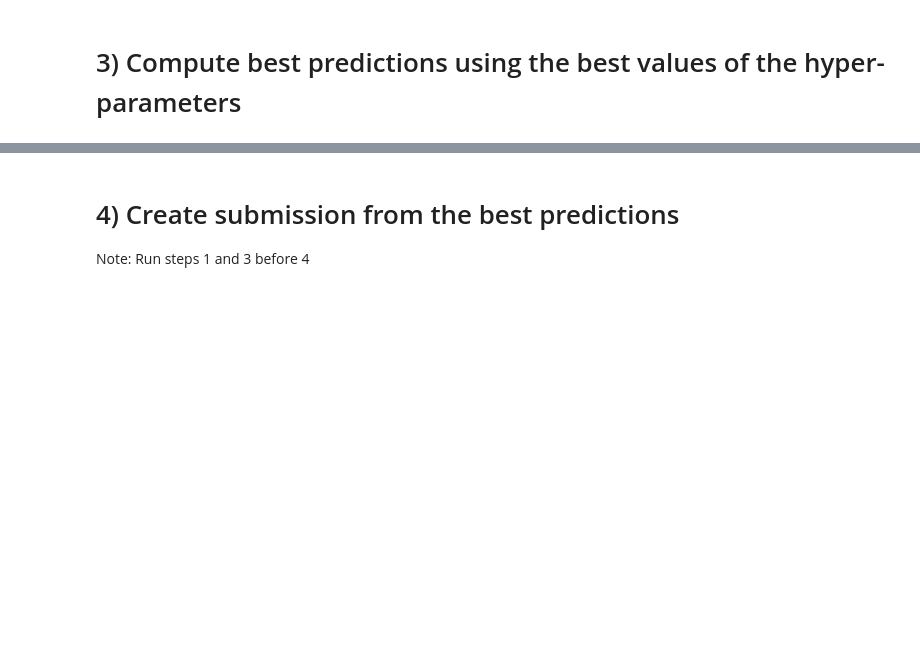
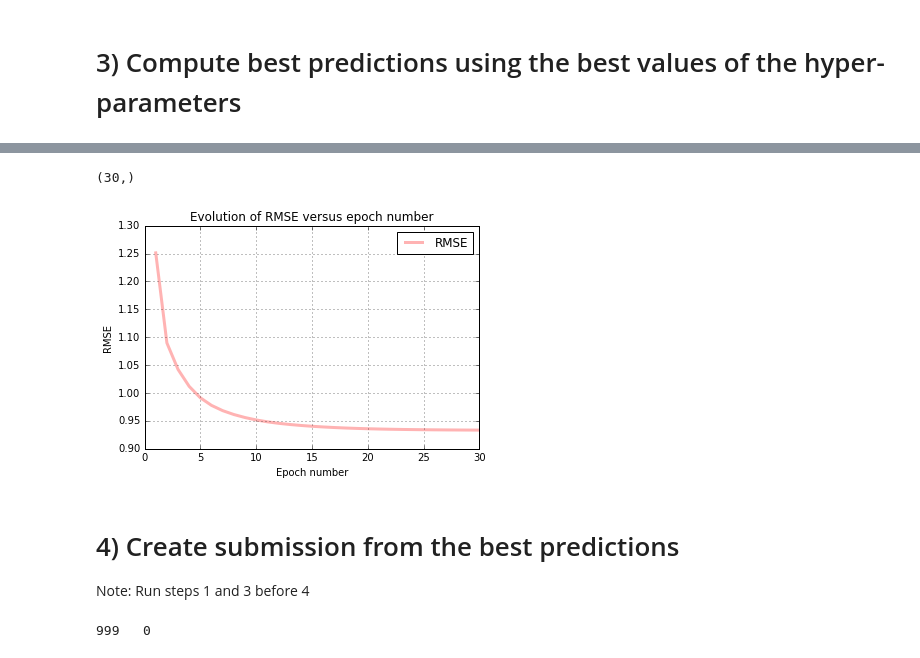
Before and after one commit to michaelheiniger/pcml-project2, a Jupyter notebook: python/MF_SGD.ipynb, the cells around one changed output, grey strips where cells are left out. Drawn from its saved outputs; the diff is of its cells as text; code cells hidden in the pictures; blank space fills up the shorter version.

Commit message:
Correct plots and notebook

```diff
--- a/python/MF_SGD.ipynb
+++ b/python/MF_SGD.ipynb
@@ -206,11 +179,9 @@ data = ratings
 
 # Parameters
 gamma = 0.01
-num_features = 20
-lambda_user = 0.1
-lambda_item = 0.7
-num_epochs = 2
+num_features = 40
+lambda_user = 0.001
+lambda_item = 0.1
+num_epochs = 30
 
-X_hat, rmse mf_sgd_compute_predictions(data, num_epochs, gamma, num_features, lambda_user, lambda_item)
-
-X_pred = prediction(W_opt,Z_opt) # Shape is DxN (D items, N users)
+X_hat, rmse = mf_sgd_compute_predictions(data, num_epochs, gamma, num_features, lambda_user, lambda_item)
@@ -217,3 +196,9 @@ X_pred = prediction(W_opt,Z_opt) # Shape is DxN (D items, N users)
+# %%
+filename = "rmse_vs_num_epochs_best_predictions.png"
+visualization_num_epochs_best_predictions(rmse, num_epochs, filename)
+# %% [output]
+(30,)
+[figure, added]
 # %% [markdown]
 # 4) Create submission from the best predictions
 Note: Run steps 1 and 3 before 4
@@ -223,12 +208,14 @@ import datetime
 from helpers import *
 now = datetime.datetime.now()
 now_str = now.strftime("%d-%m-%Y_%Hh%M_%S")
-output_path = '../data/predictions-%s-group-clm.csv' % now_str
+output_path = '../data/predictions-%s-group-clm_.csv' % now_str
 
 indices = extract_indices('../data/sampleSubmission.csv')
 
 ratings_to_write = deque()
 for row, col in indices:
-    ratings_to_write.append((row, col, X_pred[row,col]))
+    ratings_to_write.append((row, col, X_hat[row,col]))
 
 create_csv_submission(ratings_to_write, output_path)
+# %% [output]
+999   0
```
Also changed, not shown: parts of 16 cells of this notebook, 1 other file.
